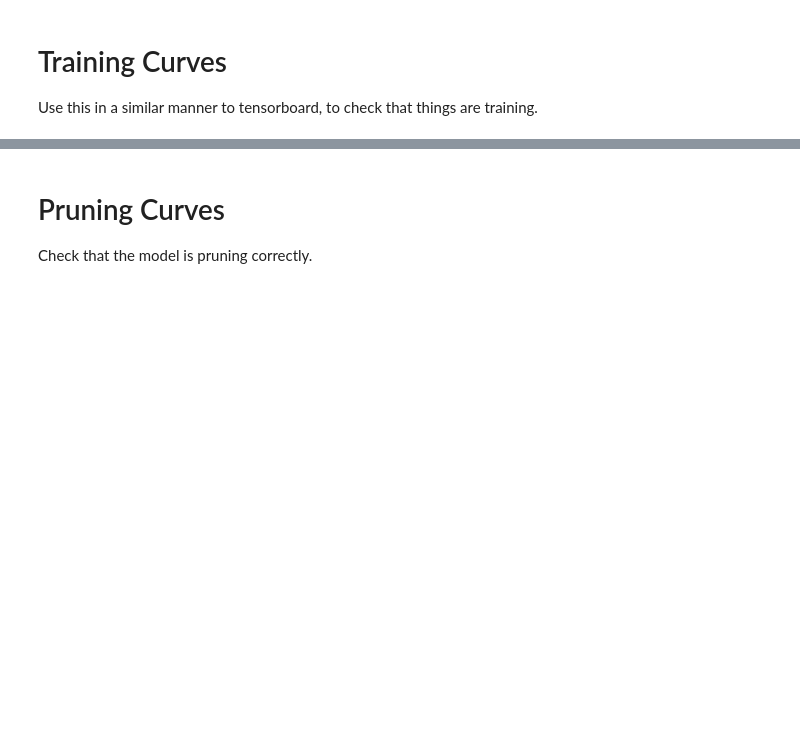
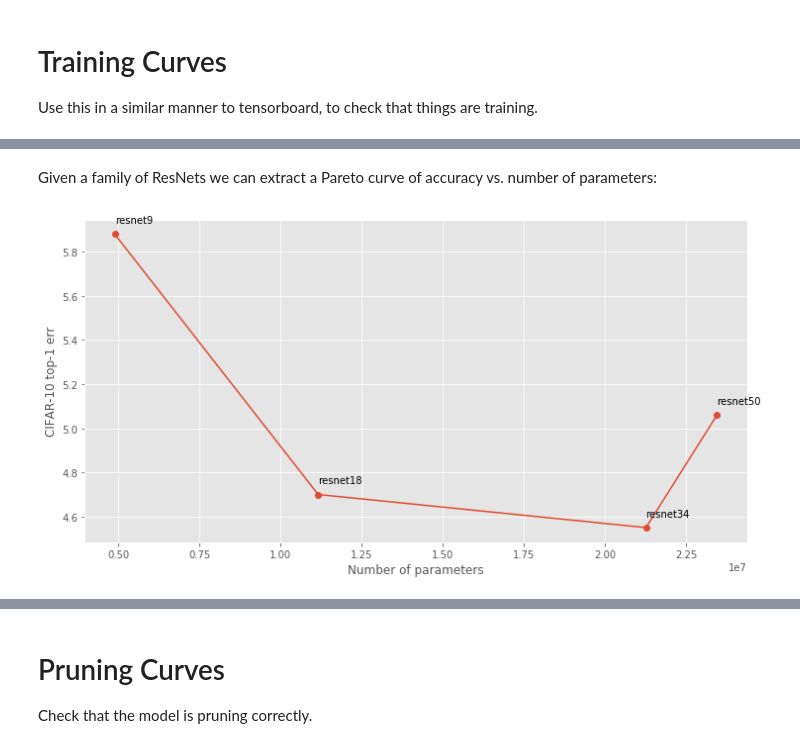
Before and after one commit to jack-willturner/deep-compression, a Jupyter notebook: Plots.ipynb, the cells around one changed output, grey strips where cells are left out. Drawn from its saved outputs; the diff is of its cells as text; code cells hidden in the pictures; blank space fills up the shorter version.

```diff
--- a/Plots.ipynb
+++ b/Plots.ipynb
@@ -28,0 +31,27 @@ Something interesting to note here is that the converged accuracy of ResNet-50 i
+# %% [markdown]
+Given a family of ResNets we can extract a Pareto curve of accuracy vs. number of parameters:
+# %%
+fig, ax = plt.subplots(figsize=(12,6))
+
+x = []
+y = []
+
+for checkpoint in checkpoints:
+    sd = torch.load('checkpoints/%s.t7' % checkpoint, map_location='cpu')
+
+    x_  = get_no_params(sd['net'])
+    y_  = sd['error_history'][-1]
+    x.append(x_)
+    y.append(y_)
+
+for i, net in enumerate(checkpoints):
+    offset = 0.05
+    ax.annotate(net, (x[i]+offset, y[i]+offset))
+
+
+ax.set_xlabel('Number of parameters')
+ax.set_ylabel('CIFAR-10 top-1 err')
+ax.plot(x,y, marker='o')
+plt.show()
+# %% [output]
+[figure, added]
```
Also changed, not shown: parts of 6 cells of this notebook, 4 other files.
